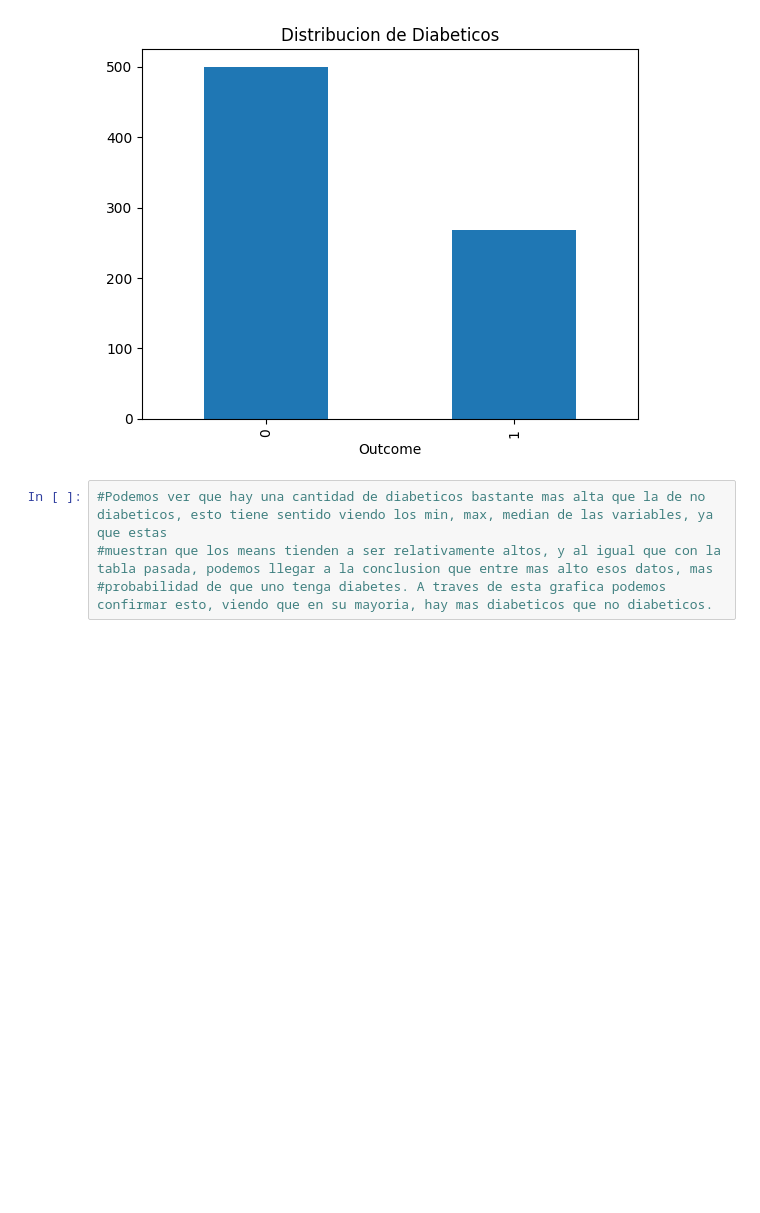
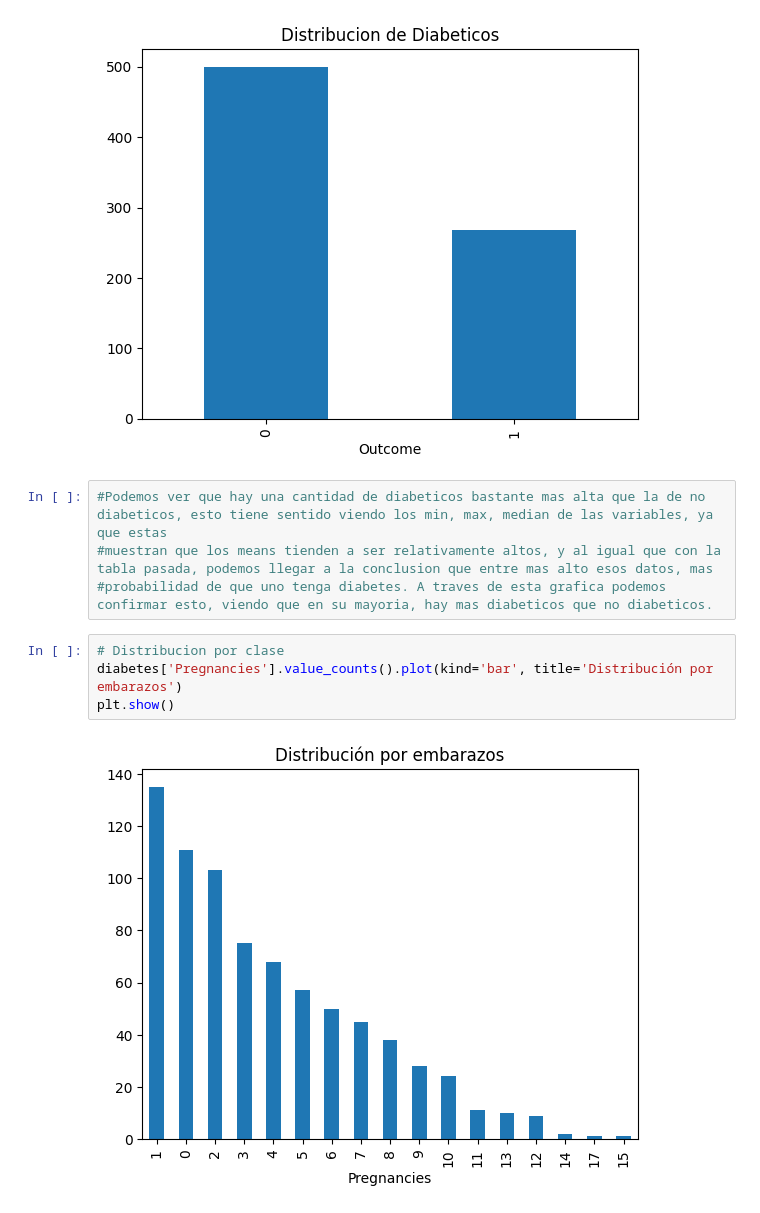
Before and after one commit to Jedi172005/Laboratorio_A00839100, a Jupyter notebook: 01_pandas_Diabeticos.ipynb, the cells around one changed output. Saved outputs shown, nothing was run; the diff lists cells and outputs as text; blank space fills up the shorter version.

```diff
--- a/01_pandas_Diabeticos.ipynb
+++ b/01_pandas_Diabeticos.ipynb
@@ -457,3 +426,9 @@ plt.show
 #Podemos ver que hay una cantidad de diabeticos bastante mas alta que la de no diabeticos, esto tiene sentido viendo los min, max, median de las variables, ya que estas
 #muestran que los means tienden a ser relativamente altos, y al igual que con la tabla pasada, podemos llegar a la conclusion que entre mas alto esos datos, mas
 #probabilidad de que uno tenga diabetes. A traves de esta grafica podemos confirmar esto, viendo que en su mayoria, hay mas diabeticos que no diabeticos.
+# %%
+# Distribucion por clase
+diabetes['Pregnancies'].value_counts().plot(kind='bar', title='Distribución por embarazos')
+plt.show()
+# %% [output]
+[figure, added]
```
Also changed, not shown: parts of 27 cells of this notebook.
